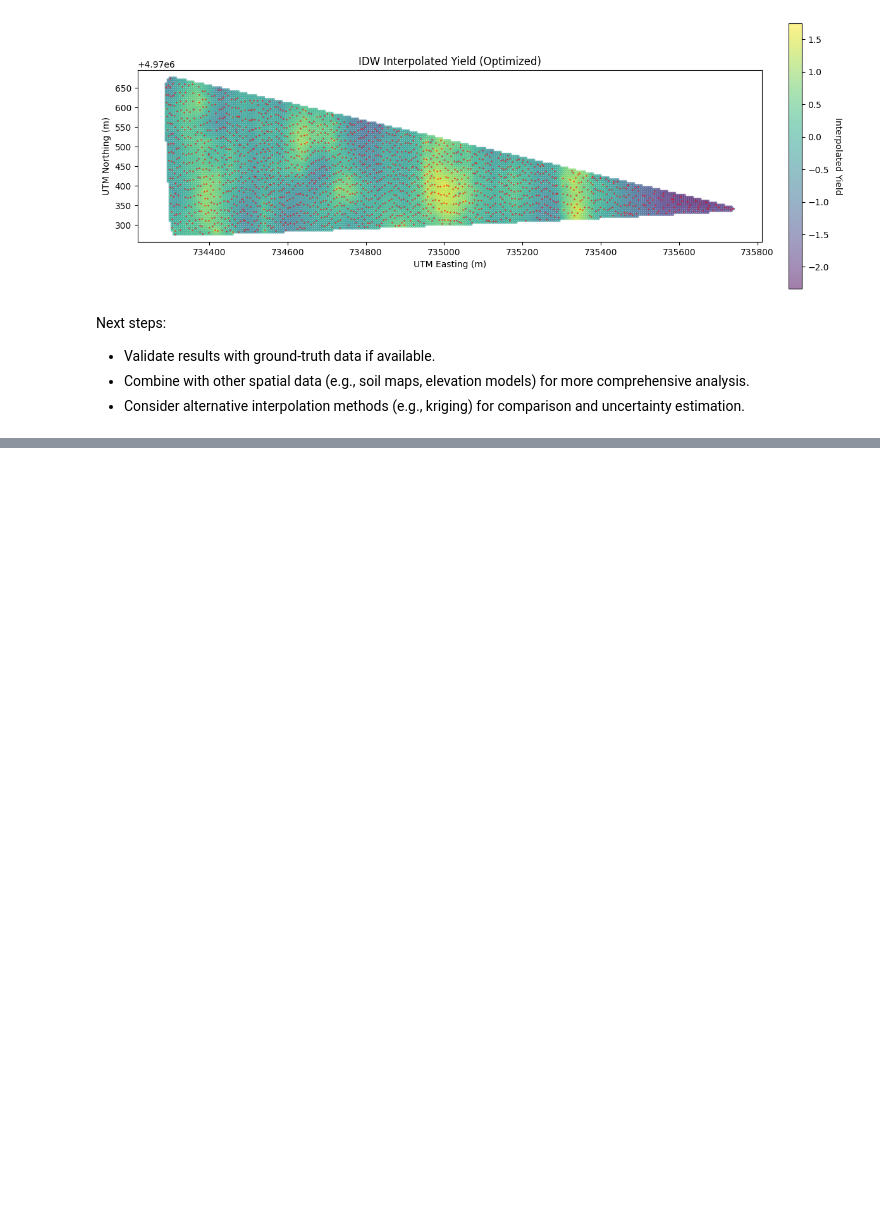
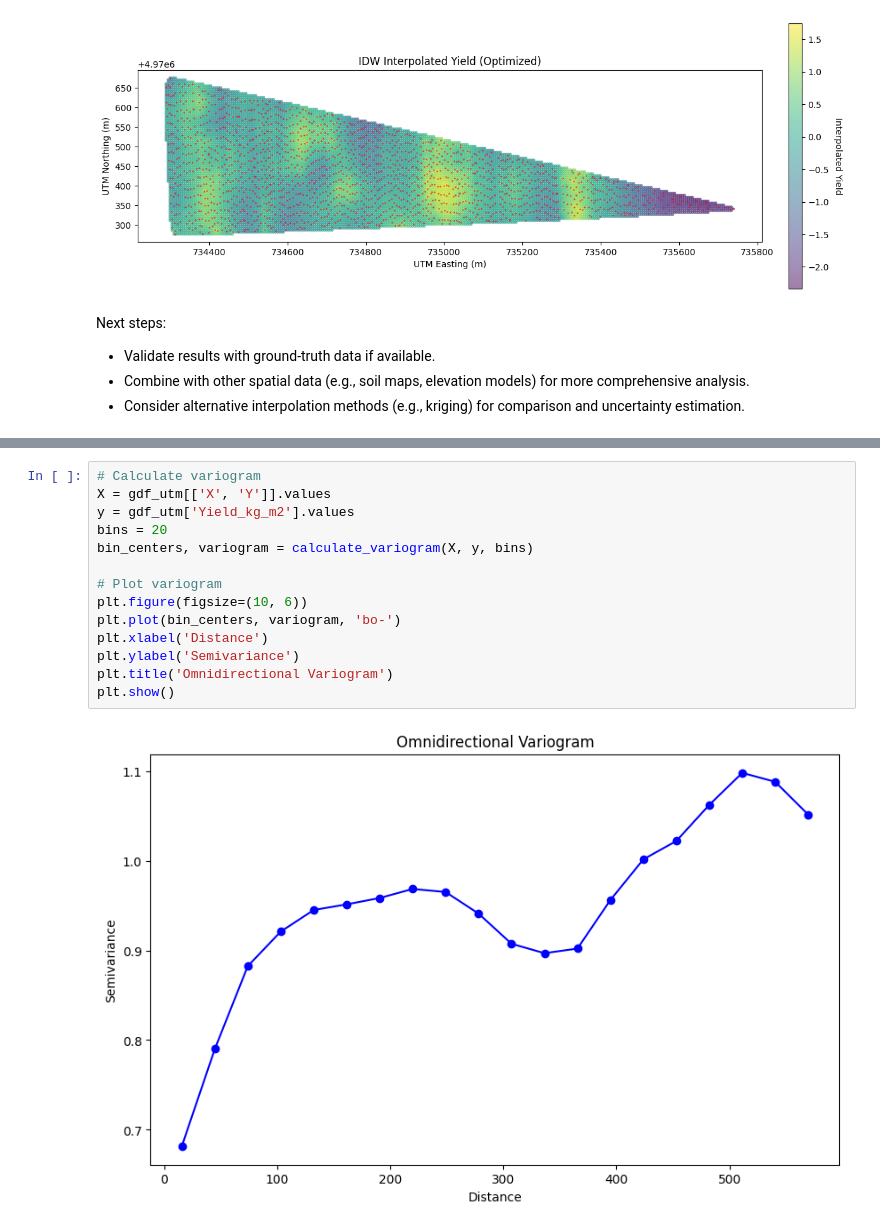
Before and after one commit to CharlieNestor/sunflower_yield_analysis, a Jupyter notebook: Yield_mapping.ipynb, the cells around one changed output, grey strips where cells are left out. Drawn from its saved outputs; the diff is of its cells as text; blank space fills up the shorter version.

```diff
--- a/Yield_mapping.ipynb
+++ b/Yield_mapping.ipynb
@@ -307,0 +407,16 @@ Next steps:
+# %%
+# Calculate variogram
+X = gdf_utm[['X', 'Y']].values
+y = gdf_utm['Yield_kg_m2'].values
+bins = 20
+bin_centers, variogram = calculate_variogram(X, y, bins)
+
+# Plot variogram
+plt.figure(figsize=(10, 6))
+plt.plot(bin_centers, variogram, 'bo-')
+plt.xlabel('Distance')
+plt.ylabel('Semivariance')
+plt.title('Omnidirectional Variogram')
+plt.show()
+# %% [output]
+[figure, added]
```
Also changed, not shown: parts of 12 cells of this notebook, 2 other files.
